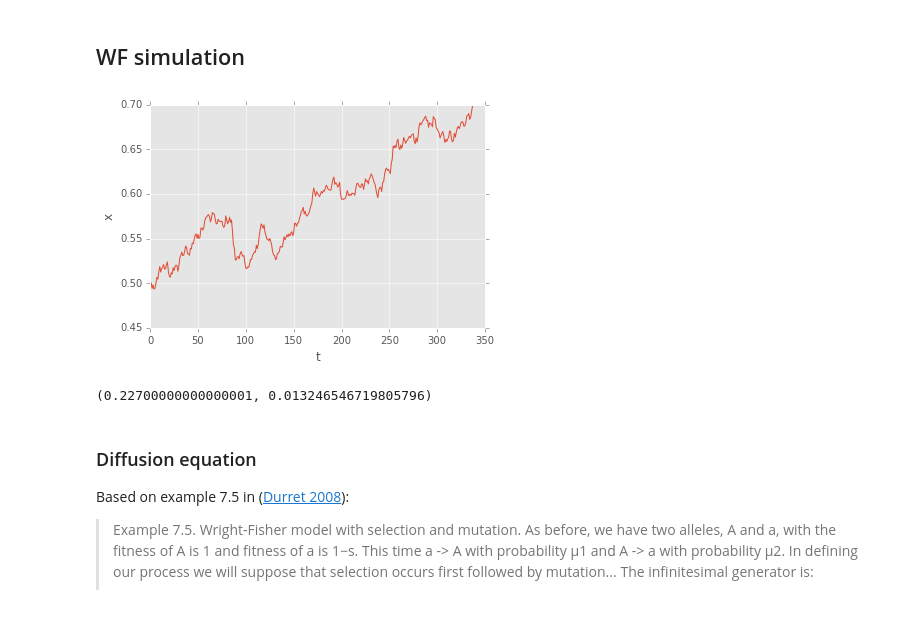
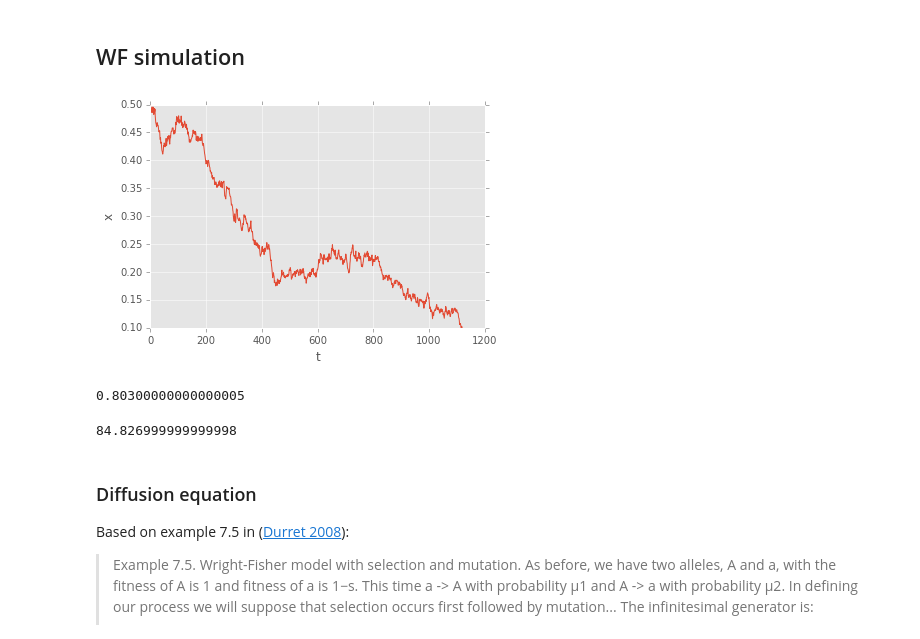
Before and after one commit to yoavram/ipython-notebooks, a Jupyter notebook: Diffusion equation for simple WF model.ipynb, the cells around one changed output. Cells and saved outputs as stored; diff of their text form; code cells hidden in the pictures.

Commit message:
occupance time estimation works!!

```diff
--- a/Diffusion equation for simple WF model.ipynb
+++ b/Diffusion equation for simple WF model.ipynb
@@ -11,32 +11,50 @@ def step(x,s,u1,u2,N):
     x = n/float(N)
     return x
 # %%
-s = 0.01
+s = 0.0
 N = 10000
 u1 = 0.0003
 u2 = 10*u1
 x = 0.5
 _ = []
 while (s == 0 and x > 0.1) or (s > 0 and x < 1 - u2/s):
     _.append(x)
     x = step(x,s,u1,u2,N)
 plot(_)
 xlabel('t')
 ylabel('x');
 # %% [output]
-[figure, old version]
+[figure, new version]
 # %%
 def sample_hitting_prob(x,y,z):
     assert 0<y<x<z<1
     while y<x<z:
         x = step(x,s,u1,u2,N)
     return x<=y
+
 def estimate_hitting_prob(x,y,z,replicates=1000):
     samples = [sample_hitting_prob(x,y,z) for _ in range(replicates)]
     return mean(samples),std(samples)/sqrt(replicates)
-estimate_hitting_prob(0.5,0.49,0.51)
+
+estimate_hitting_prob(0.5,0.49,0.51)[0]
 # %% [output]
-(0.22700000000000001, 0.013246546719805796)
+0.80300000000000005
+# %%
+def sample_occupation_time(x,u,v):
+    assert 0<u<x<v<1
+    t = 0
+    while u<x<v:
+        x = step(x,s,u1,u2,N)
+        t += 1
+    return t
+
+def estimate_occupation_time(x,u,v,replicates=1000):
+    samples = [sample_occupation_time(x,u,v) for _ in range(replicates)]
+    return mean(samples),std(samples)/sqrt(replicates)
+
+estimate_occupation_time(0.5,0.4,0.6)[0]
+# %% [output]
+84.826999999999998
 # %% [markdown]
 ### Diffusion equation
 
```
Also changed, not shown: parts of 12 cells of this notebook.
